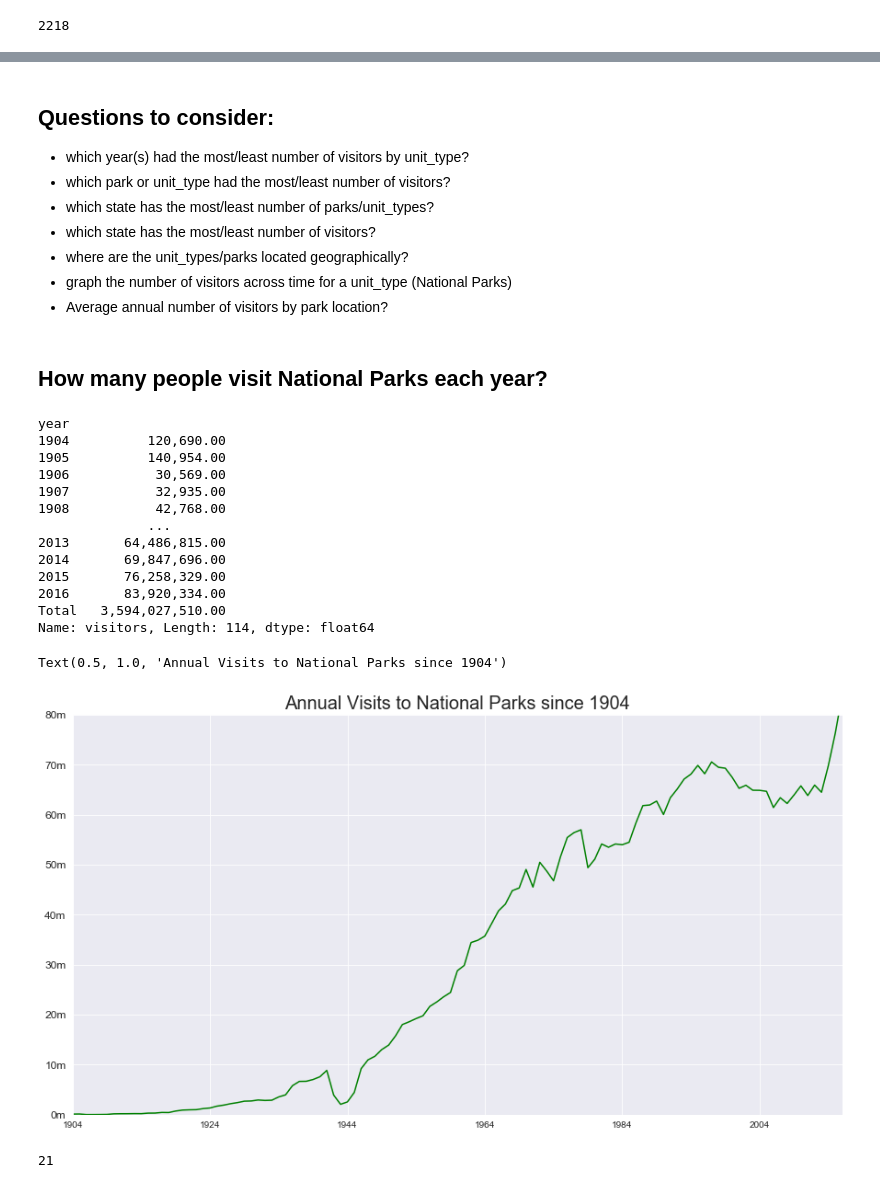
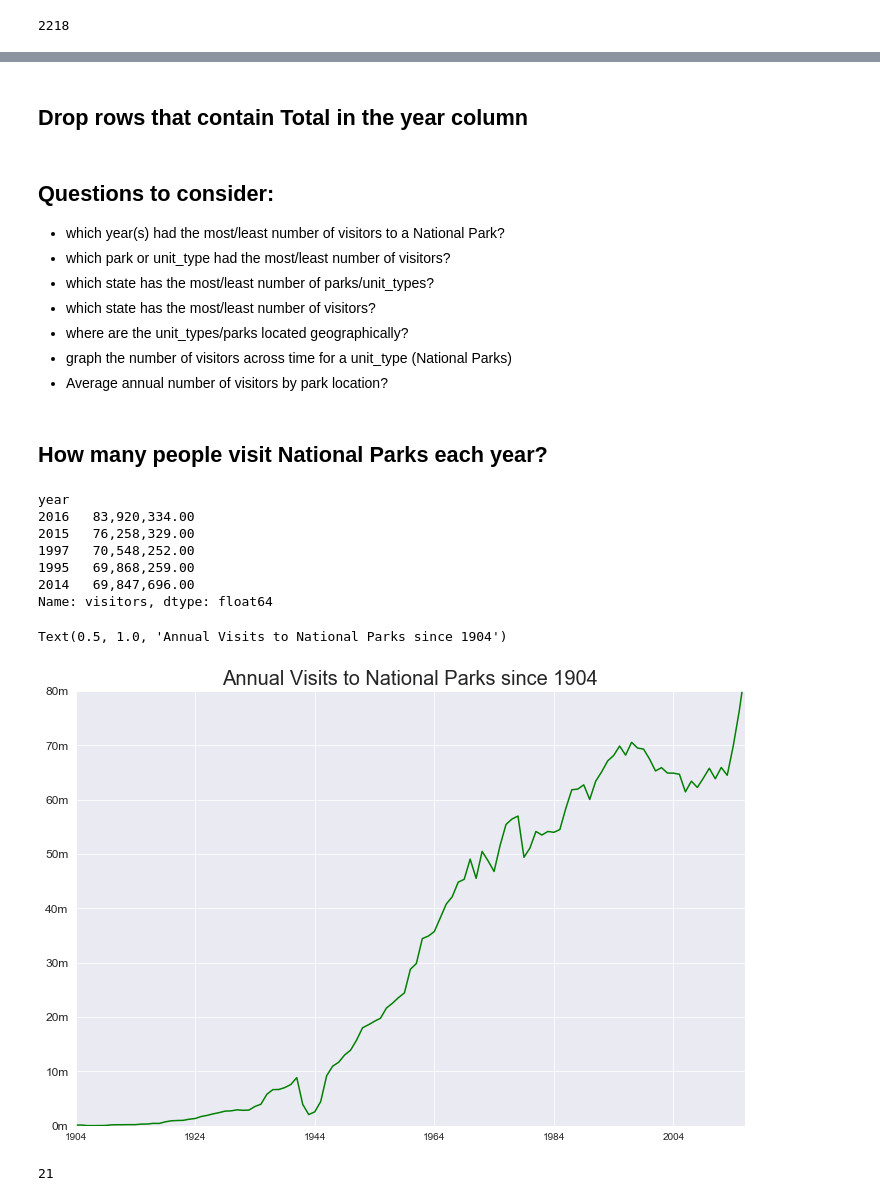
Before and after one commit to blewis49/tidypython, a Jupyter notebook: national_parks.ipynb, the cells around one changed output, grey strips where cells are left out. Saved outputs shown, nothing was run; the diff lists cells and outputs as text; code cells hidden in the pictures.

Commit message:
dropped Total rows and answered questions

```diff
--- a/national_parks.ipynb
+++ b/national_parks.ipynb
@@ -19,5 +19,6 @@ sp = pd.read_csv('state_pop.csv')
 # %%
 pd.options.display.float_format = '{:,.2f}'.format
+sns.set_style("darkgrid")
 # %% [markdown]
 ## 2. Data Exploration
 # %%
@@ -40,0 +65,16 @@ array(['AL', 'AK', 'AZ', 'AR', 'CA', 'CO', 'CT', 'DE', 'FL', 'GA', 'HI',
+# %%
+def df_convert(df, deep_copy=True):
+    '''takes in a df and returns a df with columns converted to a category datatype
+    if less than 50% of the values are unique'''
+    return df.copy(deep=deep_copy).astype({
+        col: 'category' for col in df.columns
+        if df[col].nunique() / df[col].shape[0] < 0.5})
+
+
+def mem_usage(df):
+    '''measures the memory usage of the df'''
+    return f'{df.memory_usage(deep=True).sum() / 1024 ** 2 : 3.2f} MB'
+# %%
+print(mem_usage(nps))
+print(mem_usage(df_convert(nps)))
+nps = df_convert(nps)
@@ -103,7 +165,11 @@ nps.tail()
+# %% [markdown]
+## Drop rows that contain Total in the year column
+# %%
+nps = nps[nps.year!='Total']
 # %% [markdown]
 ## Questions to consider:
 
-- which year(s) had the most/least number of visitors by unit_type?
+- which year(s) had the most/least number of visitors to a National Park?
 - which park or unit_type had the most/least number of visitors?
 - which state has the most/least number of parks/unit_types?
 - which state has the most/least number of visitors?
@@ -114,31 +180,25 @@ nps.tail()
 ## How many people visit National Parks each year?
 # %%
 nps_park = nps[nps['unit_type']=='National Park'] #filter on just National Parks
-nps_park.groupby('year')['visitors'].sum()  #Number of visitors to a National Park for each year
+nps_park.groupby('year')['visitors'].sum().nlargest(5)  #Number of visitors to a National Park for each year
 # %% [output]
 year
-1904          120,690.00
-1905          140,954.00
-1906           30,569.00
-1907           32,935.00
-1908           42,768.00
-              ...
-2013       64,486,815.00
-2014       69,847,696.00
-2015       76,258,329.00
-2016       83,920,334.00
-Total   3,594,027,510.00
-Name: visitors, Length: 114, dtype: float64
+2016   83,920,334.00
+2015   76,258,329.00
+1997   70,548,252.00
+1995   69,868,259.00
+2014   69,847,696.00
+Name: visitors, dtype: float64
 # %%
-ax1 = nps_park.groupby('year')['visitors'].sum()[0:113].plot(color='g', figsize=(15,8))
+ax1 = nps_park.groupby('year')['visitors'].sum().plot(color='g', figsize=(12,8))
 ax1.set_ylim((0,80000000))
 vals = ax1.get_yticks()
 ax1.set_yticklabels(['{:.0f}m'.format(x/1000000) for x in vals], fontsize=12)
 ax1.set_xlabel('') #remove the year label as it is implied by the xlim values
 ax1.set_title('Annual Visits to National Parks since 1904', fontsize = 20)
 # %% [output]
 Text(0.5, 1.0, 'Annual Visits to National Parks since 1904')
-[figure, old version]
+[figure, new version]
 # %%
 # search for the word Yellowstone in the parkname column
 nps_20.parkname.str.contains('Golden Gate').sum()
```
Also changed, not shown: parts of 21 cells of this notebook.
